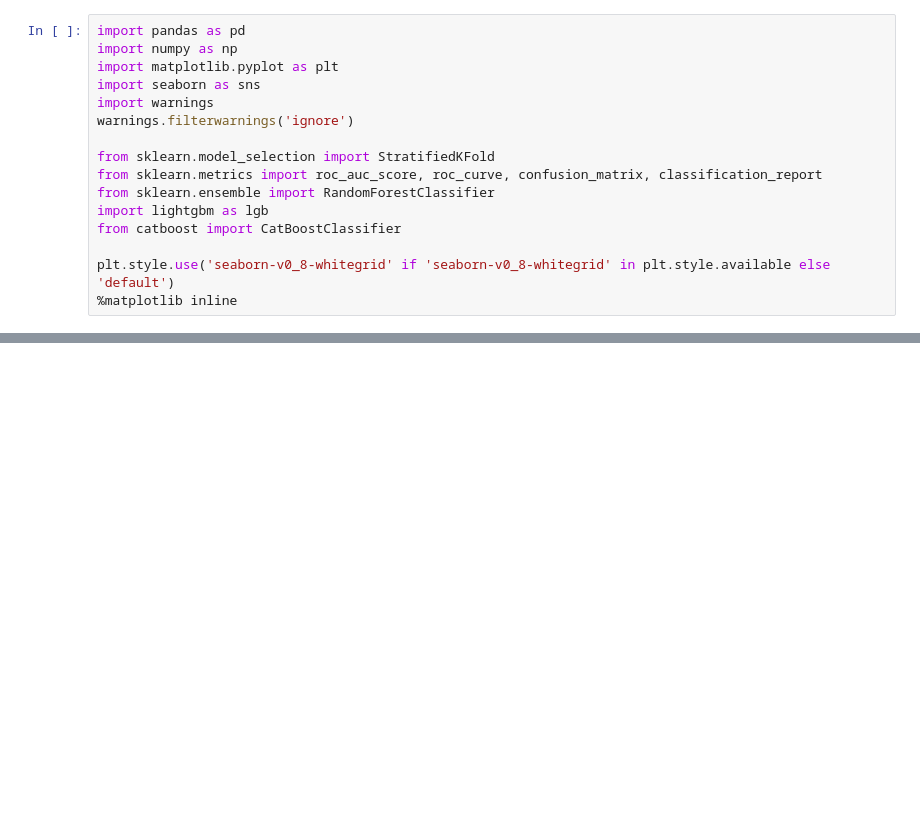
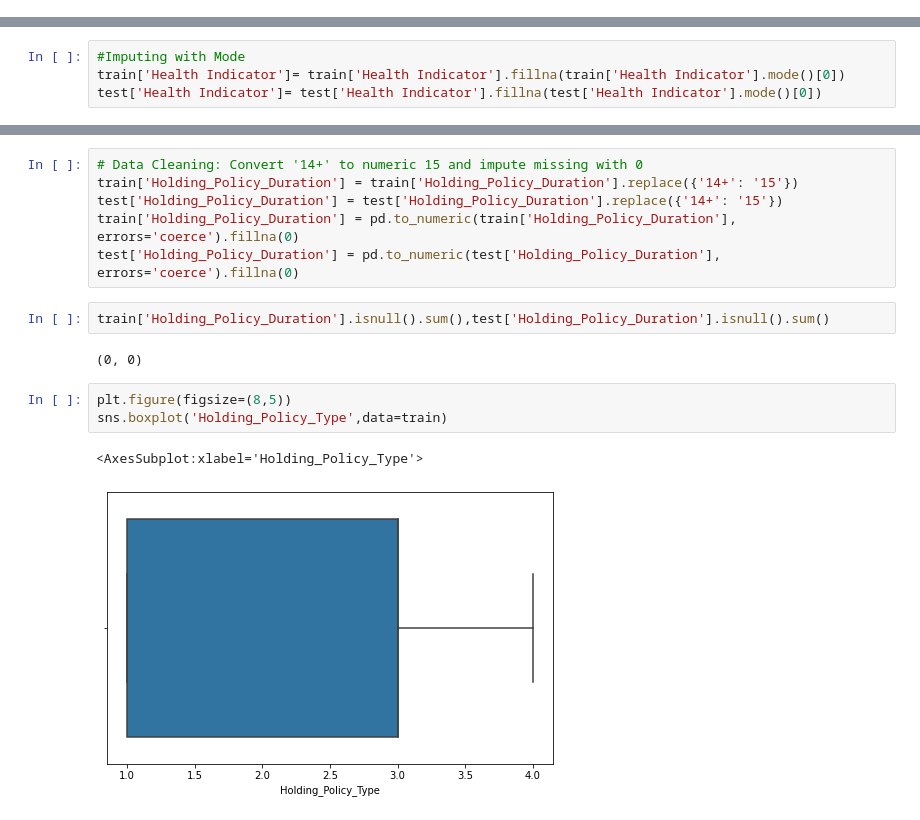
Before and after one commit to AshutoshTamrakar1/Health-Insurance-Lead-Prediction, a Jupyter notebook: Job-A-Thon.ipynb, the cells around one changed output, grey strips where cells are left out. Cells and saved outputs as stored; diff of their text form; blank space fills up the shorter version.

```diff
--- a/Job-A-Thon.ipynb
+++ b/Job-A-Thon.ipynb
@@ -21,16 +0,0 @@ A financial services company wants to cross-sell health insurance policies to ex
-# %%
-import pandas as pd
-import numpy as np
-import matplotlib.pyplot as plt
-import seaborn as sns
-import warnings
-warnings.filterwarnings('ignore')
-
-from sklearn.model_selection import StratifiedKFold
-from sklearn.metrics import roc_auc_score, roc_curve, confusion_matrix, classification_report
-from sklearn.ensemble import RandomForestClassifier
-import lightgbm as lgb
-from catboost import CatBoostClassifier
-
-plt.style.use('seaborn-v0_8-whitegrid' if 'seaborn-v0_8-whitegrid' in plt.style.available else 'default')
-%matplotlib inline
@@ -249,0 +171,4 @@ Name: Response, dtype: float64
+# %%
+#Imputing with Mode
+train['Health Indicator']= train['Health Indicator'].fillna(train['Health Indicator'].mode()[0])
+test['Health Indicator']= test['Health Indicator'].fillna(test['Health Indicator'].mode()[0])
@@ -249,0 +208,16 @@ Name: Response, dtype: float64
+# %%
+# Data Cleaning: Convert '14+' to numeric 15 and impute missing with 0
+train['Holding_Policy_Duration'] = train['Holding_Policy_Duration'].replace({'14+': '15'})
+test['Holding_Policy_Duration'] = test['Holding_Policy_Duration'].replace({'14+': '15'})
+train['Holding_Policy_Duration'] = pd.to_numeric(train['Holding_Policy_Duration'], errors='coerce').fillna(0)
+test['Holding_Policy_Duration'] = pd.to_numeric(test['Holding_Policy_Duration'], errors='coerce').fillna(0)
+# %%
+train['Holding_Policy_Duration'].isnull().sum(),test['Holding_Policy_Duration'].isnull().sum()
+# %% [output]
+(0, 0)
+# %%
+plt.figure(figsize=(8,5))
+sns.boxplot('Holding_Policy_Type',data=train)
+# %% [output]
+<AxesSubplot:xlabel='Holding_Policy_Type'>
+[figure, added]
```
Also changed, not shown: parts of 76 cells of this notebook, 1 other file.
